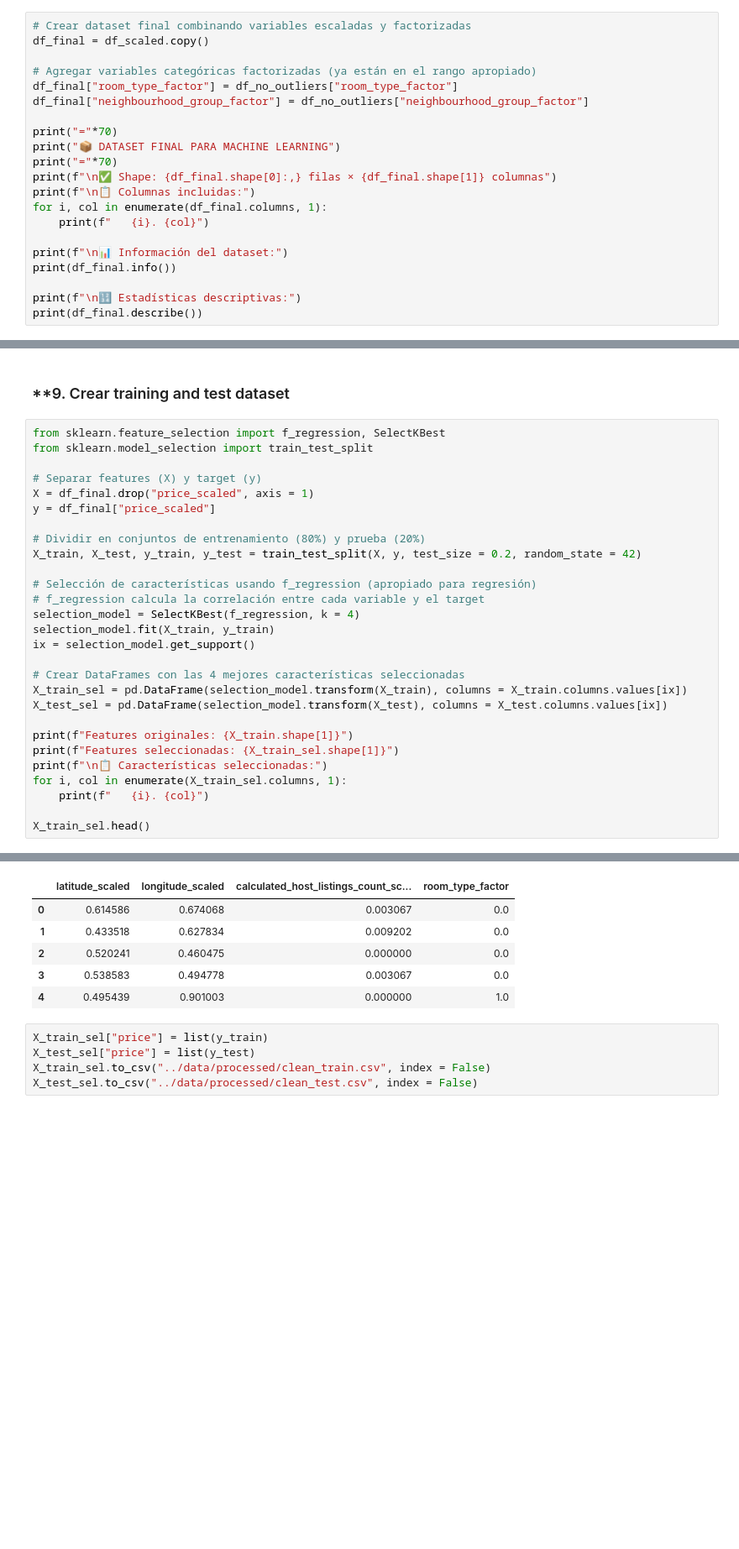
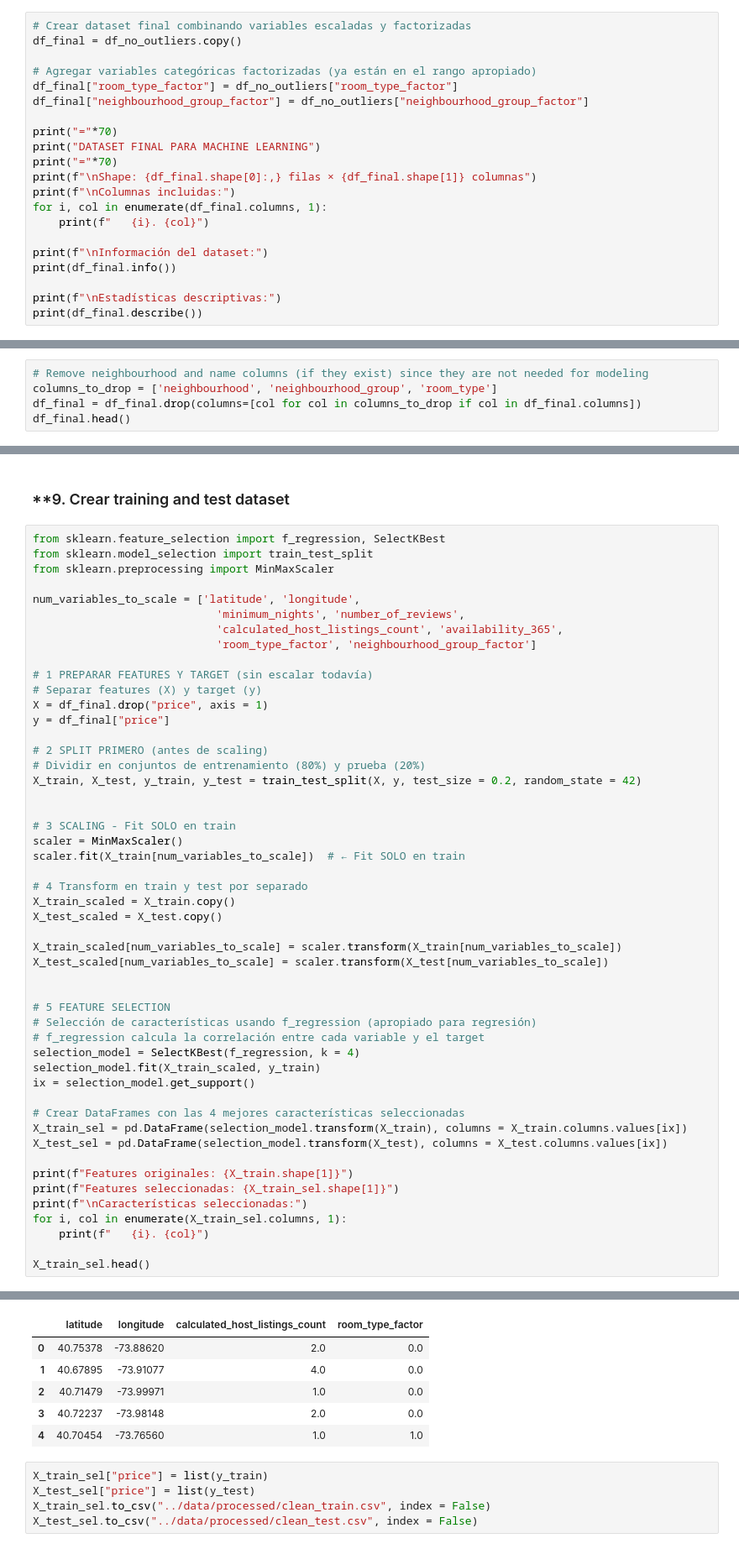
Before and after one commit to 4geeksacademy/abgonzalez-introduction-machine-learning, a Jupyter notebook: src/00-eda-airbnb-ny.ipynb, the cells around one changed output, grey strips where cells are left out. Shown at 84% size. Saved outputs shown, nothing was run; the diff lists cells and outputs as text; blank space fills up the shorter version.

```diff
--- a/src/00-eda-airbnb-ny.ipynb
+++ b/src/00-eda-airbnb-ny.ipynb
@@ -1118,24 +1070,24 @@ Originales:
 Combinaremos las variables escaladas con las variables factorizadas:
 # %%
 # Crear dataset final combinando variables escaladas y factorizadas
-df_final = df_scaled.copy()
+df_final = df_no_outliers.copy()
 
 # Agregar variables categóricas factorizadas (ya están en el rango apropiado)
 df_final["room_type_factor"] = df_no_outliers["room_type_factor"]
 df_final["neighbourhood_group_factor"] = df_no_outliers["neighbourhood_group_factor"]
 
 print("="*70)
-print("📦 DATASET FINAL PARA MACHINE LEARNING")
+print("DATASET FINAL PARA MACHINE LEARNING")
 print("="*70)
-print(f"\n✅ Shape: {df_final.shape[0]:,} filas × {df_final.shape[1]} columnas")
-print(f"\n📋 Columnas incluidas:")
+print(f"\nShape: {df_final.shape[0]:,} filas × {df_final.shape[1]} columnas")
+print(f"\nColumnas incluidas:")
 for i, col in enumerate(df_final.columns, 1):
     print(f"   {i}. {col}")
 
-print(f"\n📊 Información del dataset:")
+print(f"\nInformación del dataset:")
 print(df_final.info())
 
-print(f"\n🔢 Estadísticas descriptivas:")
+print(f"\nEstadísticas descriptivas:")
 print(df_final.describe())
 # %% [output]
 ======================================================================
@@ -1187,3 +1138,8 @@ df_final.head(10)
 - Dividir en conjuntos de entrenamiento y prueba (train/test split)
 - Seleccionar algoritmo de Machine Learning
 - Entrenar y evaluar modelos
+# %%
+# Remove neighbourhood and name columns (if they exist) since they are not needed for modeling
+columns_to_drop = ['neighbourhood', 'neighbourhood_group', 'room_type']
+df_final = df_final.drop(columns=[col for col in columns_to_drop if col in df_final.columns])
+df_final.head()
@@ -1192,18 +1155,40 @@ df_final.head(10)
 # %%
 from sklearn.feature_selection import f_regression, SelectKBest
 from sklearn.model_selection import train_test_split
+from sklearn.preprocessing import MinMaxScaler
 
+num_variables_to_scale = ['latitude', 'longitude',
+                            'minimum_nights', 'number_of_reviews',
+                            'calculated_host_listings_count', 'availability_365',
+                            'room_type_factor', 'neighbourhood_group_factor']
+
+# 1 PREPARAR FEATURES Y TARGET (sin escalar todavía)
 # Separar features (X) y target (y)
-X = df_final.drop("price_scaled", axis = 1)
-y = df_final["price_scaled"]
+X = df_final.drop("price", axis = 1)
+y = df_final["price"]
 
+# 2 SPLIT PRIMERO (antes de scaling)
 # Dividir en conjuntos de entrenamiento (80%) y prueba (20%)
 X_train, X_test, y_train, y_test = train_test_split(X, y, test_size = 0.2, random_state = 42)
 
+
+# 3 SCALING - Fit SOLO en train
+scaler = MinMaxScaler()
+scaler.fit(X_train[num_variables_to_scale])  # ← Fit SOLO en train
+
+# 4 Transform en train y test por separado
+X_train_scaled = X_train.copy()
+X_test_scaled = X_test.copy()
+
+X_train_scaled[num_variables_to_scale] = scaler.transform(X_train[num_variables_to_scale])
+X_test_scaled[num_variables_to_scale] = scaler.transform(X_test[num_variables_to_scale])
+
+
+# 5 FEATURE SELECTION
 # Selección de características usando f_regression (apropiado para regresión)
 # f_regression calcula la correlación entre cada variable y el target
 selection_model = SelectKBest(f_regression, k = 4)
-selection_model.fit(X_train, y_train)
+selection_model.fit(X_train_scaled, y_train)
 ix = selection_model.get_support()
 
 # Crear DataFrames con las 4 mejores características seleccionadas
@@ -1212,7 +1197,7 @@ X_test_sel = pd.DataFrame(selection_model.transform(X_test), columns = X_test.co
 
 print(f"Features originales: {X_train.shape[1]}")
 print(f"Features seleccionadas: {X_train_sel.shape[1]}")
-print(f"\n📋 Características seleccionadas:")
+print(f"\nCaracterísticas seleccionadas:")
 for i, col in enumerate(X_train_sel.columns, 1):
     print(f"   {i}. {col}")
 
@@ -1228,10 +1213,10 @@ Features seleccionadas: 4
    4. room_type_factor
-|  | latitude_scaled | longitude_scaled | calculated_host_listings_count_sc... | room_type_factor |
-| 0 | 0.614586 | 0.674068 | 0.003067 | 0.0 |
-| 1 | 0.433518 | 0.627834 | 0.009202 | 0.0 |
-| 2 | 0.520241 | 0.460475 | 0.000000 | 0.0 |
-| 3 | 0.538583 | 0.494778 | 0.003067 | 0.0 |
-| 4 | 0.495439 | 0.901003 | 0.000000 | 1.0 |
+|  | latitude | longitude | calculated_host_listings_count | room_type_factor |
+| 0 | 40.75378 | -73.88620 | 2.0 | 0.0 |
+| 1 | 40.67895 | -73.91077 | 4.0 | 0.0 |
+| 2 | 40.71479 | -73.99971 | 1.0 | 0.0 |
+| 3 | 40.72237 | -73.98148 | 2.0 | 0.0 |
+| 4 | 40.70454 | -73.76560 | 1.0 | 1.0 |
 # %%
 X_train_sel["price"] = list(y_train)
 X_test_sel["price"] = list(y_test)
```
Also changed, not shown: parts of 17 cells of this notebook.
